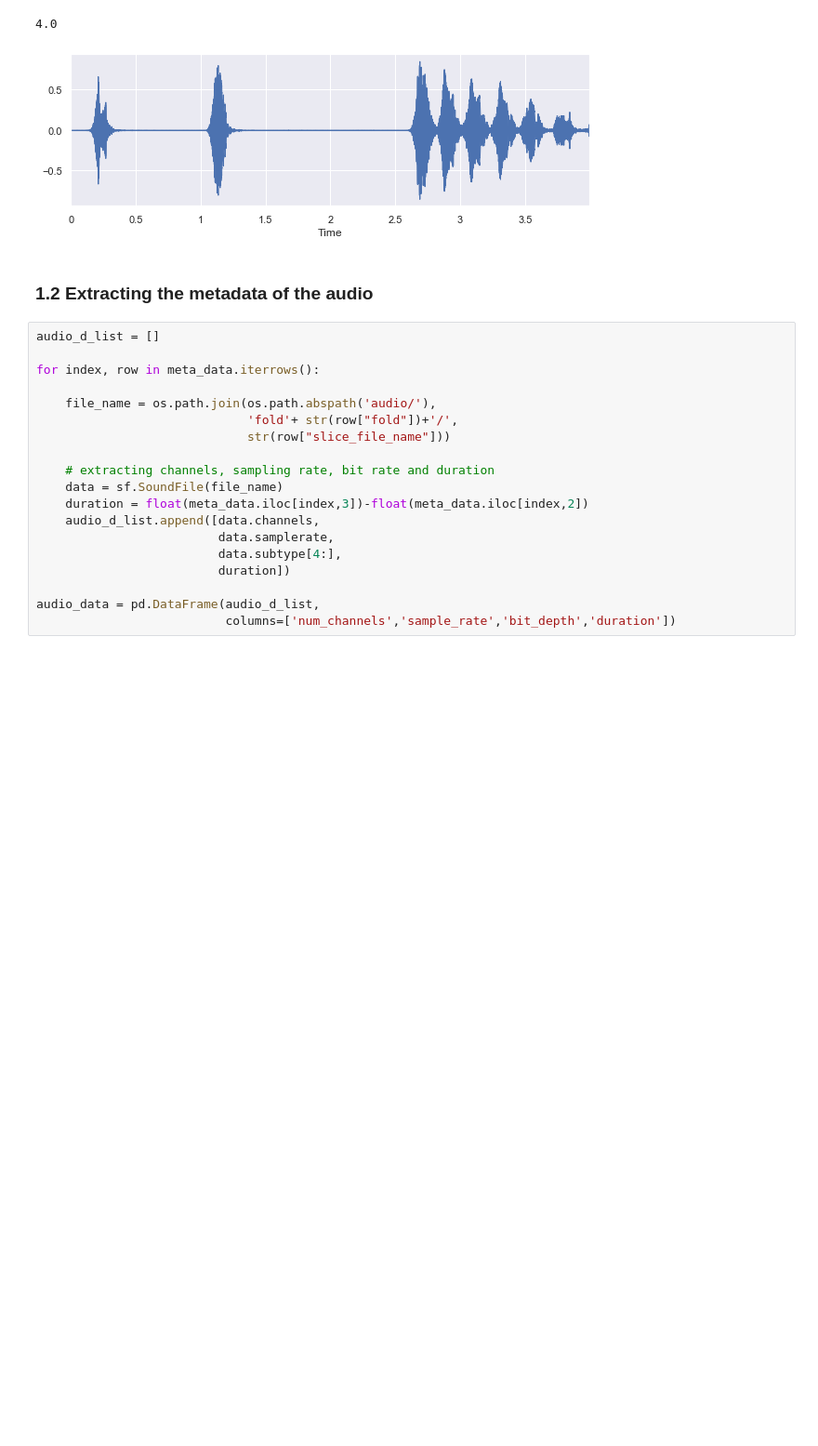
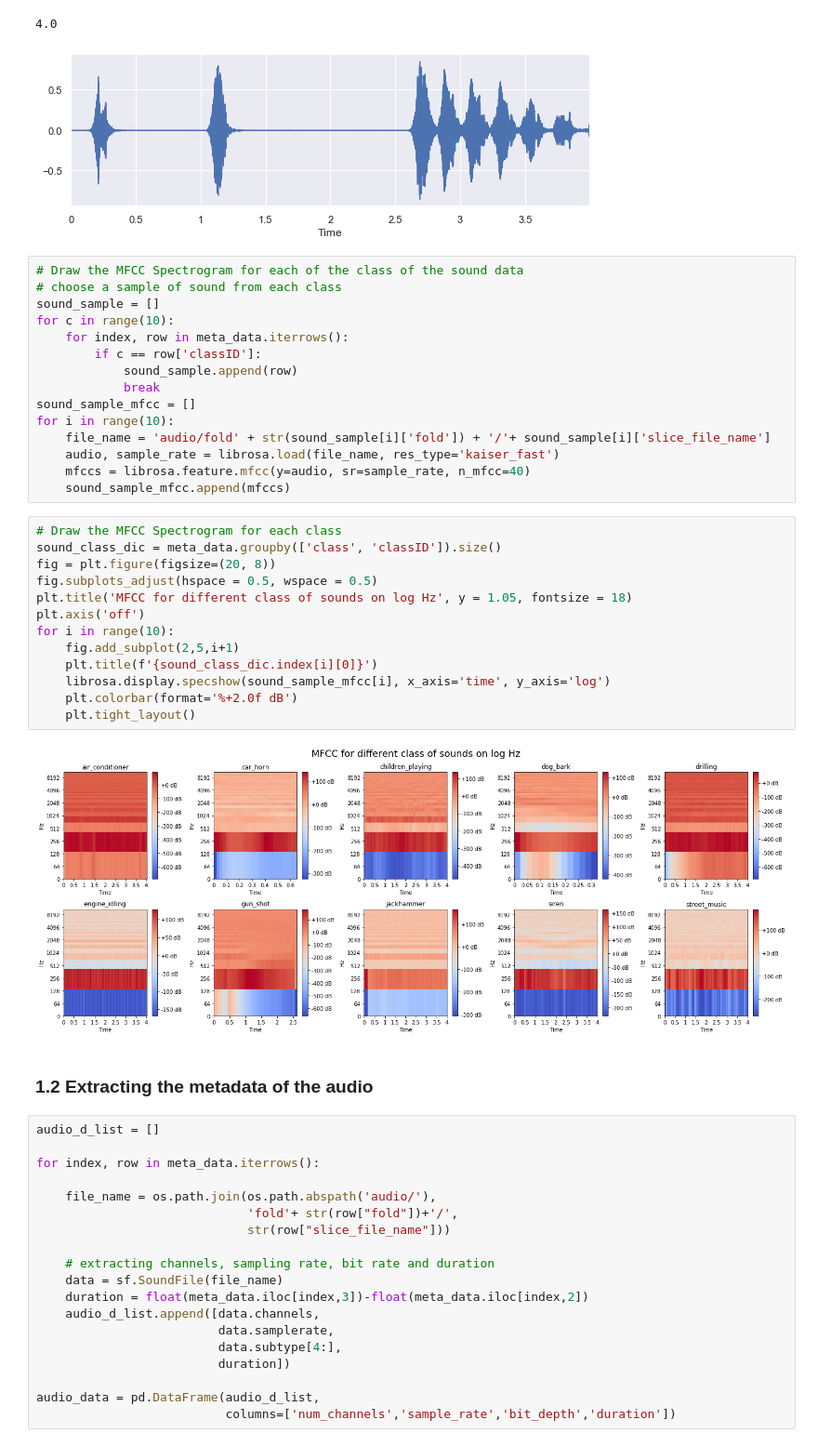
Before and after one commit to akshaypunwatkar/Sound_classification_urbansound8k, a Jupyter notebook: Sound_classifcation.ipynb, the cells around one changed output. Shown at 93% size. Cells and saved outputs as stored; diff of their text form; blank space fills up the shorter version.

```diff
--- a/Sound_classifcation.ipynb
+++ b/Sound_classifcation.ipynb
@@ -59,6 +59,36 @@ ipd.Audio(filename)
 # %% [output]
 4.0
 [figure]
+# %%
+# Draw the MFCC Spectrogram for each of the class of the sound data
+# choose a sample of sound from each class
+sound_sample = []
+for c in range(10):
+    for index, row in meta_data.iterrows():
+        if c == row['classID']:
+            sound_sample.append(row)
+            break
+sound_sample_mfcc = []
+for i in range(10):
+    file_name = 'audio/fold' + str(sound_sample[i]['fold']) + '/'+ sound_sample[i]['slice_file_name']
+    audio, sample_rate = librosa.load(file_name, res_type='kaiser_fast')
+    mfccs = librosa.feature.mfcc(y=audio, sr=sample_rate, n_mfcc=40)
+    sound_sample_mfcc.append(mfccs)
+# %%
+# Draw the MFCC Spectrogram for each class
+sound_class_dic = meta_data.groupby(['class', 'classID']).size()
+fig = plt.figure(figsize=(20, 8))
+fig.subplots_adjust(hspace = 0.5, wspace = 0.5)
+plt.title('MFCC for different class of sounds on log Hz', y = 1.05, fontsize = 18)
+plt.axis('off')
+for i in range(10):
+    fig.add_subplot(2,5,i+1)
+    plt.title(f'{sound_class_dic.index[i][0]}')
+    librosa.display.specshow(sound_sample_mfcc[i], x_axis='time', y_axis='log')
+    plt.colorbar(format='%+2.0f dB')
+    plt.tight_layout()
+# %% [output]
+[figure, added]
 # %% [markdown]
 ### 1.2  Extracting the metadata of the audio
 # %%
```
Also changed, not shown: parts of 12 cells of this notebook, 3 other files.
